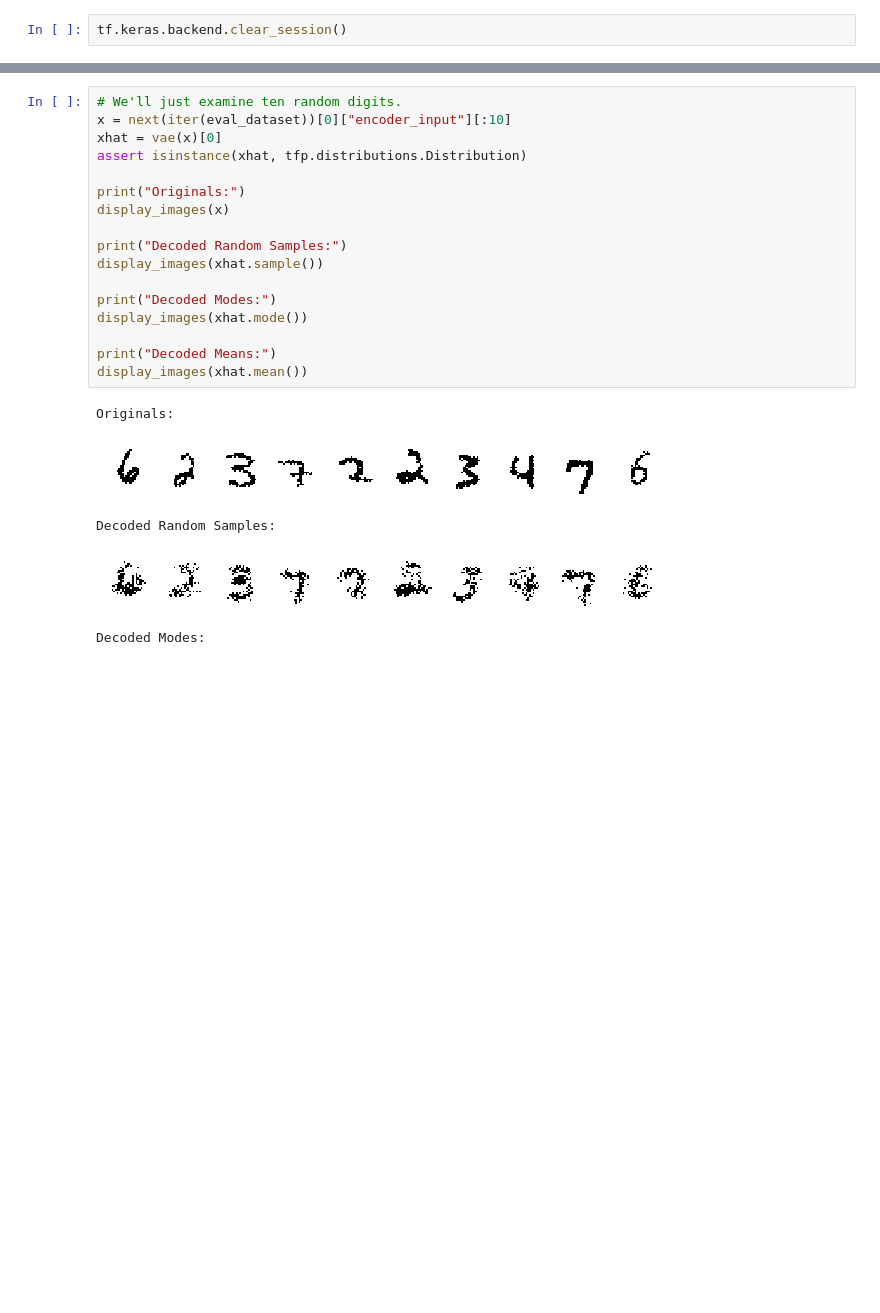
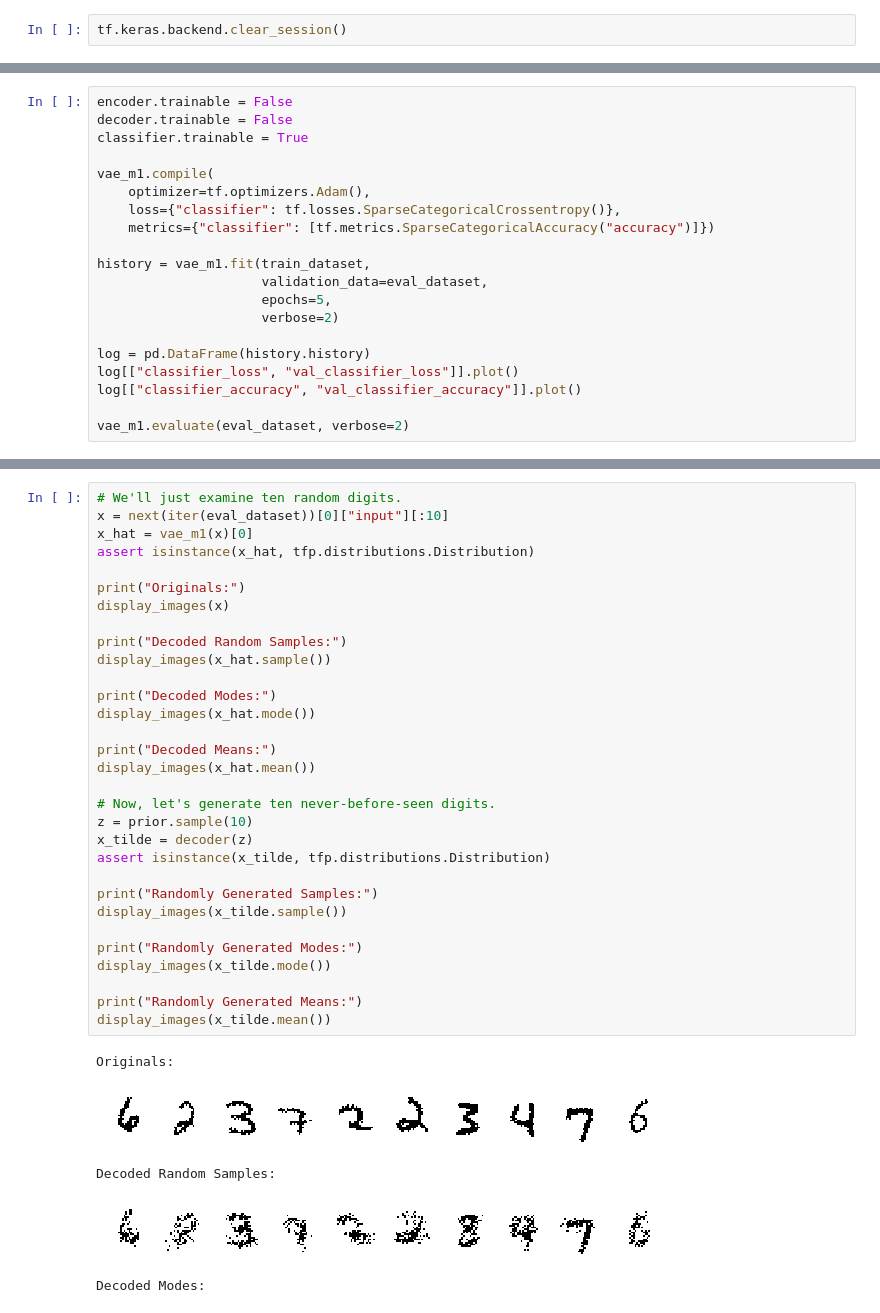
Before and after one commit to cirocavani/Pineapple, a Jupyter notebook: workspace/TensorFlow - Variational Autoencoder.ipynb, the cells around one changed output, grey strips where cells are left out. Cells and saved outputs as stored; diff of their text form; blank space fills up the shorter version.

```diff
--- a/workspace/TensorFlow - Variational Autoencoder.ipynb
+++ b/workspace/TensorFlow - Variational Autoencoder.ipynb
@@ -541,0 +500,20 @@ Epoch 10/10
+# %%
+encoder.trainable = False
+decoder.trainable = False
+classifier.trainable = True
+
+vae_m1.compile(
+    optimizer=tf.optimizers.Adam(),
+    loss={"classifier": tf.losses.SparseCategoricalCrossentropy()},
+    metrics={"classifier": [tf.metrics.SparseCategoricalAccuracy("accuracy")]})
+
+history = vae_m1.fit(train_dataset,
+                     validation_data=eval_dataset,
+                     epochs=5,
+                     verbose=2)
+
+log = pd.DataFrame(history.history)
+log[["classifier_loss", "val_classifier_loss"]].plot()
+log[["classifier_accuracy", "val_classifier_accuracy"]].plot()
+
+vae_m1.evaluate(eval_dataset, verbose=2)
@@ -542,23 +534,37 @@ Epoch 10/10
 # %%
 # We'll just examine ten random digits.
-x = next(iter(eval_dataset))[0]["encoder_input"][:10]
-xhat = vae(x)[0]
-assert isinstance(xhat, tfp.distributions.Distribution)
+x = next(iter(eval_dataset))[0]["input"][:10]
+x_hat = vae_m1(x)[0]
+assert isinstance(x_hat, tfp.distributions.Distribution)
 
 print("Originals:")
 display_images(x)
 
 print("Decoded Random Samples:")
-display_images(xhat.sample())
+display_images(x_hat.sample())
 
 print("Decoded Modes:")
-display_images(xhat.mode())
+display_images(x_hat.mode())
 
 print("Decoded Means:")
-display_images(xhat.mean())
+display_images(x_hat.mean())
+
+# Now, let's generate ten never-before-seen digits.
+z = prior.sample(10)
+x_tilde = decoder(z)
+assert isinstance(x_tilde, tfp.distributions.Distribution)
+
+print("Randomly Generated Samples:")
+display_images(x_tilde.sample())
+
+print("Randomly Generated Modes:")
+display_images(x_tilde.mode())
+
+print("Randomly Generated Means:")
+display_images(x_tilde.mean())
 # %% [output]
 Originals:
 [figure]
 Decoded Random Samples:
-[figure, old version]
+[figure, new version]
 Decoded Modes:
```
Also changed, not shown: parts of 35 cells of this notebook.
